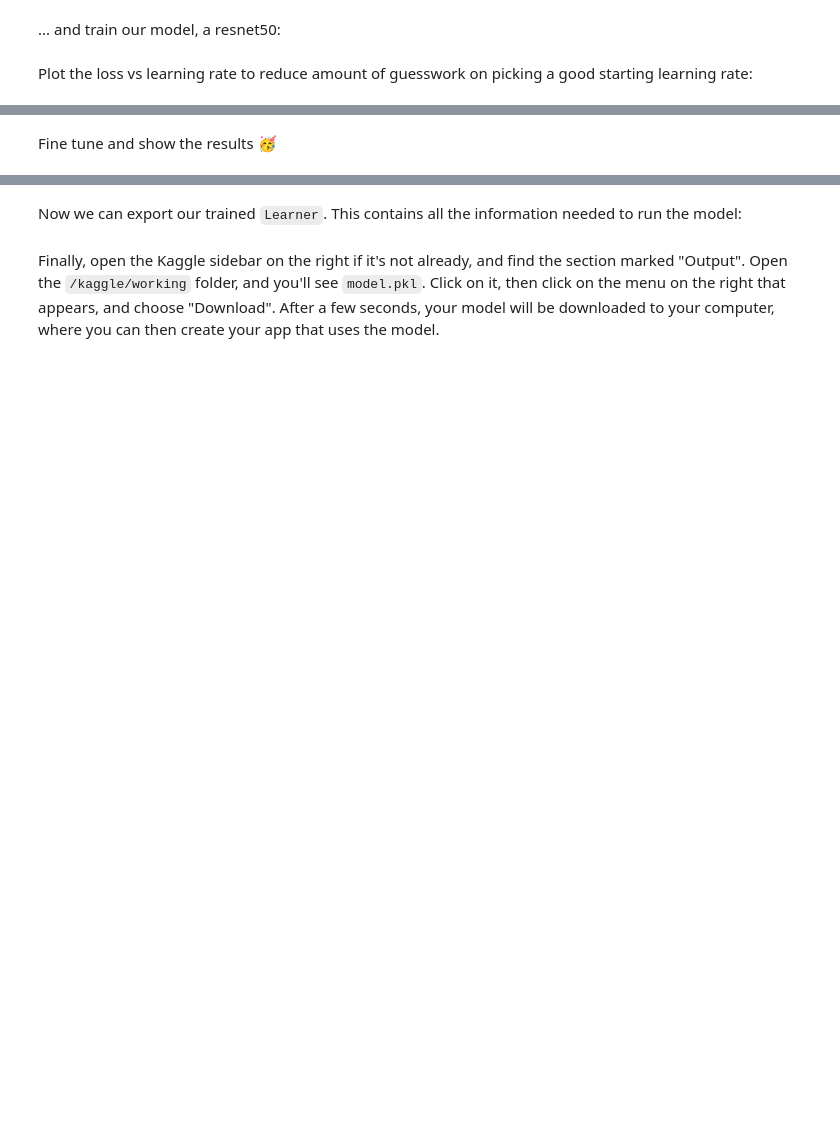
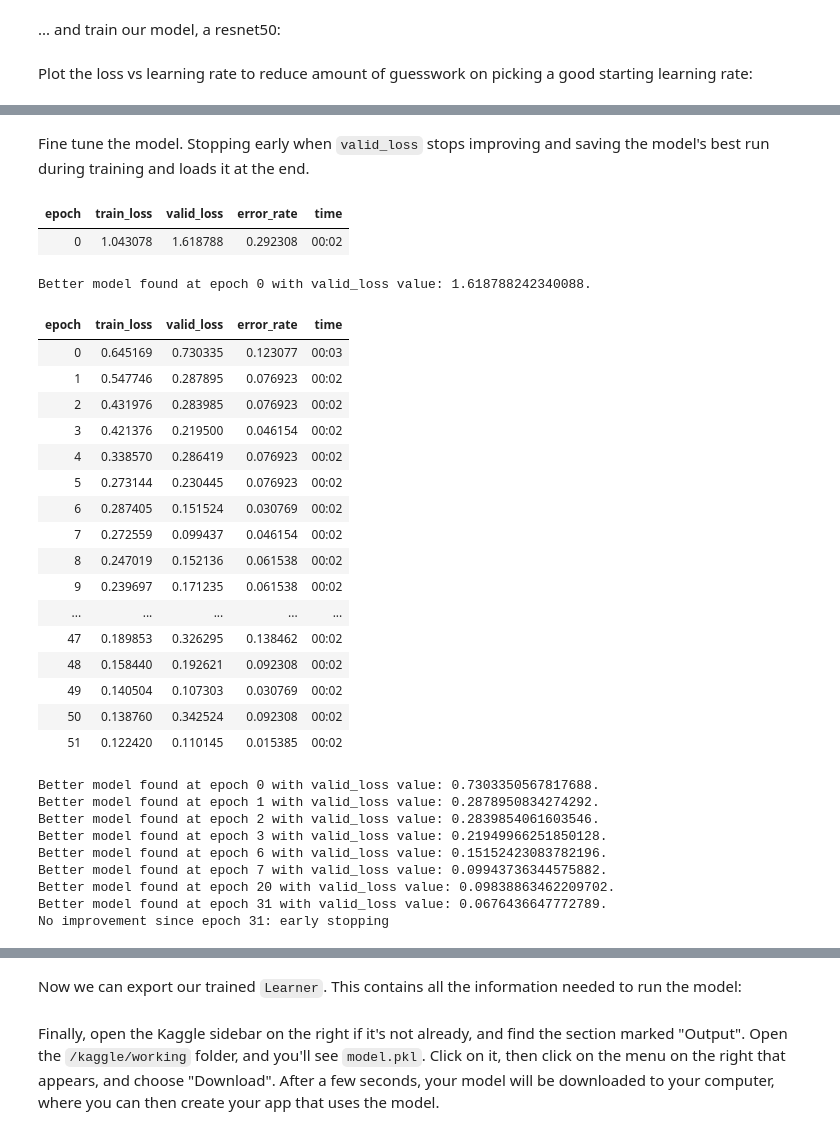
Before and after one commit to khoaHyh/sonicsight, a Jupyter notebook: cat-meow-vs-dog-bork.ipynb, the cells around one changed output, grey strips where cells are left out. Saved outputs shown, nothing was run; the diff lists cells and outputs as text; code cells hidden in the pictures; blank space fills up the shorter version.

Commit message:
Kaggle Notebook | Cat meow vs Dog bork | Version 6 | add tracking callbacks

```diff
--- a/cat-meow-vs-dog-bork.ipynb
+++ b/cat-meow-vs-dog-bork.ipynb
@@ -163,2 +189,0 @@ Plot the loss vs learning rate to reduce amount of guesswork on picking a good s
-# %% [markdown]
-Fine tune and show the results 🥳
@@ -167,2 +190,36 @@ learner.fine_tune(200, 10e-3)
+# %% [markdown]
+Fine tune the model. Stopping early when `valid_loss` stops improving and saving the model's best run during training and loads it at the end.
+# %%
+learner.fine_tune(150, base_lr=10e-3, cbs=[EarlyStoppingCallback(monitor='valid_loss', min_delta=0.001, patience=20), SaveModelCallback()])
+# %% [output]
+| epoch | train_loss | valid_loss | error_rate | time |
+| 0 | 1.043078 | 1.618788 | 0.292308 | 00:02 |
+Better model found at epoch 0 with valid_loss value: 1.618788242340088.
+| epoch | train_loss | valid_loss | error_rate | time |
+| 0 | 0.645169 | 0.730335 | 0.123077 | 00:03 |
+| 1 | 0.547746 | 0.287895 | 0.076923 | 00:02 |
+| 2 | 0.431976 | 0.283985 | 0.076923 | 00:02 |
+| 3 | 0.421376 | 0.219500 | 0.046154 | 00:02 |
+| 4 | 0.338570 | 0.286419 | 0.076923 | 00:02 |
+| 5 | 0.273144 | 0.230445 | 0.076923 | 00:02 |
+| 6 | 0.287405 | 0.151524 | 0.030769 | 00:02 |
+| 7 | 0.272559 | 0.099437 | 0.046154 | 00:02 |
+| 8 | 0.247019 | 0.152136 | 0.061538 | 00:02 |
+| 9 | 0.239697 | 0.171235 | 0.061538 | 00:02 |
+| ... | ... | ... | ... | ... |
+| 47 | 0.189853 | 0.326295 | 0.138462 | 00:02 |
+| 48 | 0.158440 | 0.192621 | 0.092308 | 00:02 |
+| 49 | 0.140504 | 0.107303 | 0.030769 | 00:02 |
+| 50 | 0.138760 | 0.342524 | 0.092308 | 00:02 |
+| 51 | 0.122420 | 0.110145 | 0.015385 | 00:02 |
+Better model found at epoch 0 with valid_loss value: 0.7303350567817688.
+Better model found at epoch 1 with valid_loss value: 0.2878950834274292.
+Better model found at epoch 2 with valid_loss value: 0.2839854061603546.
+Better model found at epoch 3 with valid_loss value: 0.21949966251850128.
+Better model found at epoch 6 with valid_loss value: 0.15152423083782196.
+Better model found at epoch 7 with valid_loss value: 0.09943736344575882.
+Better model found at epoch 20 with valid_loss value: 0.09838863462209702.
+Better model found at epoch 31 with valid_loss value: 0.0676436647772789.
+No improvement since epoch 31: early stopping
 # %%
 learner.show_results()
```
Also changed, not shown: parts of 10 cells of this notebook.
